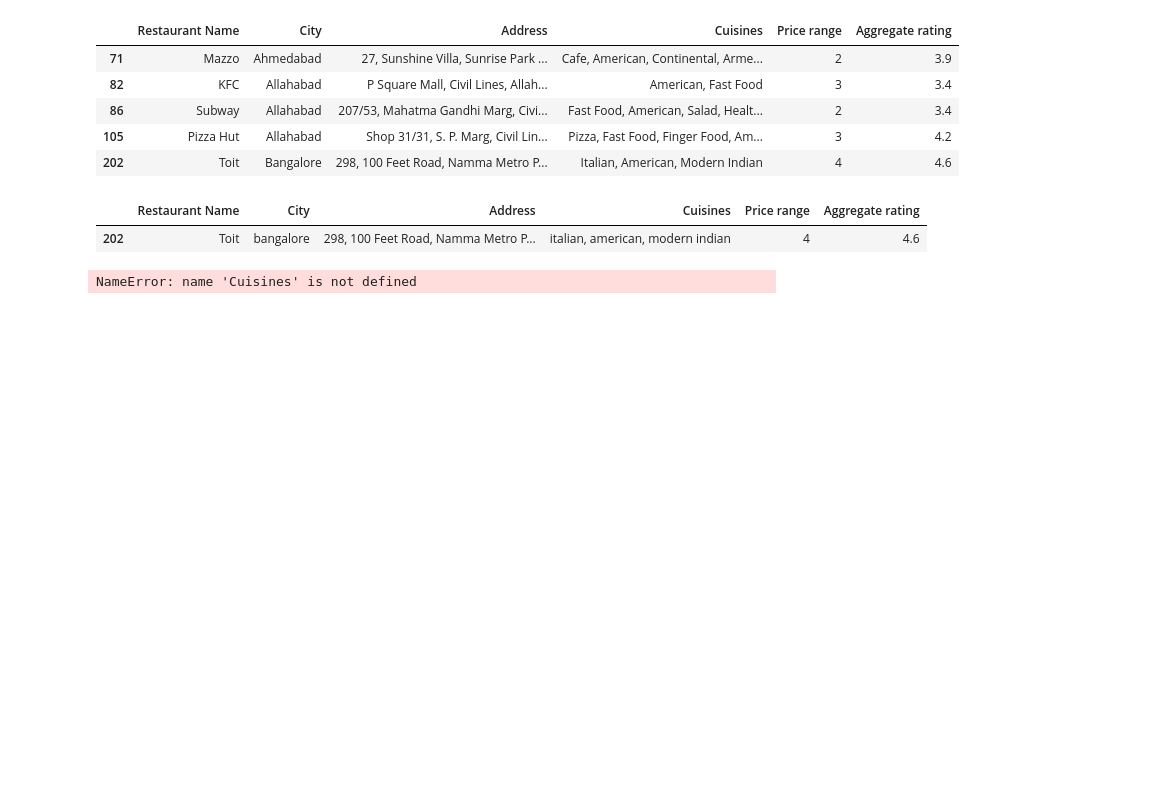
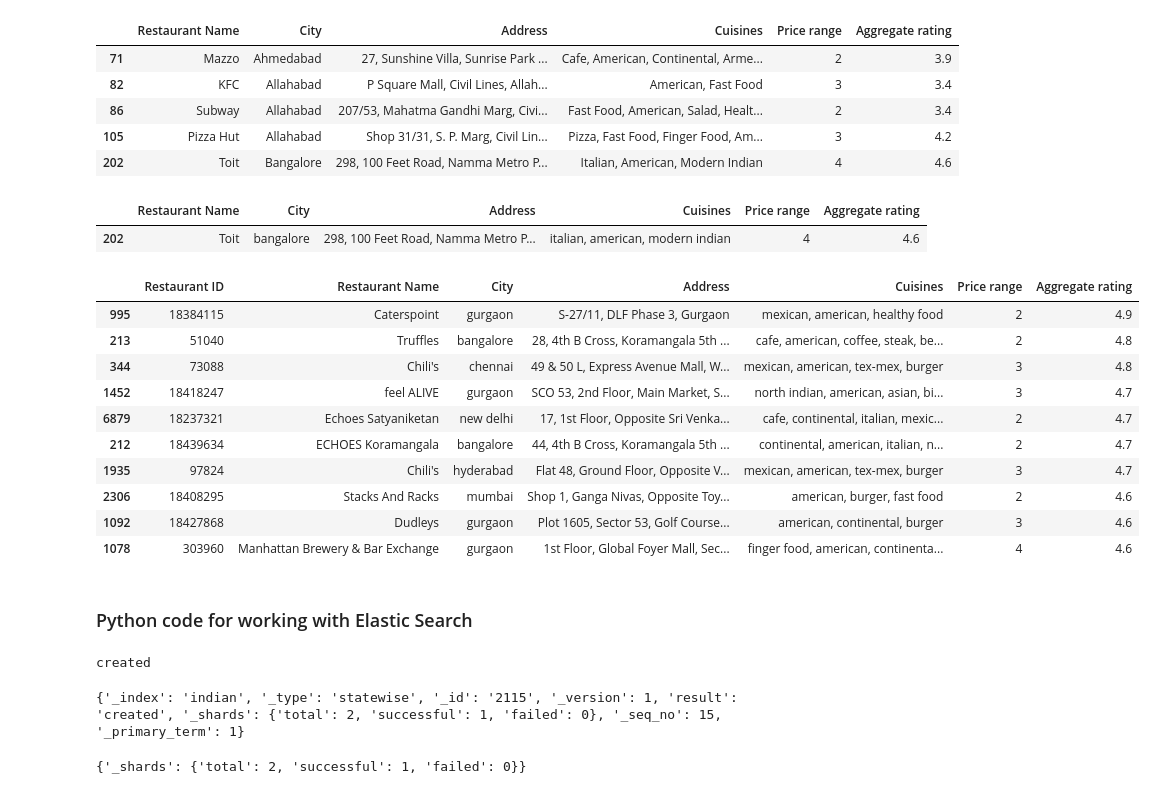
Before and after one commit to Kumaraguru-Muthuraj/_AIML_Code, a Jupyter notebook: _PythonNotebooks/Python Practice/Code1.ipynb, the cells around one changed output. Drawn from its saved outputs; the diff is of its cells as text; code cells hidden in the pictures; blank space fills up the shorter version.

Commit message:
Regex and Elastic Search bulk operations

```diff
--- a/_PythonNotebooks/Python Practice/Code1.ipynb
+++ b/_PythonNotebooks/Python Practice/Code1.ipynb
@@ -450,8 +450,3 @@ getTopNRatedRestaurants('bangalore', 'american', 4, 10)
 # %% [output]
 |  | Restaurant Name | City | Address | Cuisines | Price range | Aggregate rating |
 | 202 | Toit | bangalore | 298, 100 Feet Road, Namma Metro P... | italian, american, modern indian | 4 | 4.6 |
-# %%
-TEMP = ZomatoData[(ZomatoData['Cuisines'].apply(lambda x: Cuisines.lower() in x.lower())) & (ZomatoData['City'].apply(lambda x: City.lower() in x.lower()))]
-TEMP[['Restaurant Name','Address','Average Cost for two','Aggregate rating']]
-# %% [output]
-NameError: name 'Cuisines' is not defined
@@ -461,0 +453,30 @@ if 5 not in lst:
+# %%
+cuisine = "mexican"
+city = "bangalore"
+
+restaurants = getZomatoRestaurants()
+restaurants = restaurants[['Restaurant ID', 'Restaurant Name', 'City', 'Address', \
+                           'Cuisines', 'Price range', 'Aggregate rating']]
+
+f1 = restaurants['Cuisines'].apply(lambda x: cus in x.lower())
+f2 = restaurants['City'].isin([city])
+
+restaurants = restaurants[f1] ## & f2]
+
+retRows = restaurants.sort_values(by = 'Aggregate rating', ascending = False)
+retRows = retRows.head(10)
+retRows
+# %% [output]
+|  | Restaurant ID | Restaurant Name | City | Address | Cuisines | Price range | Aggregate rating |
+| 995 | 18384115 | Caterspoint | gurgaon | S-27/11, DLF Phase 3, Gurgaon | mexican, american, healthy food | 2 | 4.9 |
+| 213 | 51040 | Truffles | bangalore | 28, 4th B Cross, Koramangala 5th ... | cafe, american, coffee, steak, be... | 2 | 4.8 |
+| 344 | 73088 | Chili's | chennai | 49 & 50 L, Express Avenue Mall, W... | mexican, american, tex-mex, burger | 3 | 4.8 |
+| 1452 | 18418247 | feel ALIVE | gurgaon | SCO 53, 2nd Floor, Main Market, S... | north indian, american, asian, bi... | 3 | 4.7 |
+| 6879 | 18237321 | Echoes Satyaniketan | new delhi | 17, 1st Floor, Opposite Sri Venka... | cafe, continental, italian, mexic... | 2 | 4.7 |
+| 212 | 18439634 | ECHOES Koramangala | bangalore | 44, 4th B Cross, Koramangala 5th ... | continental, american, italian, n... | 2 | 4.7 |
+| 1935 | 97824 | Chili's | hyderabad | Flat 48, Ground Floor, Opposite V... | mexican, american, tex-mex, burger | 3 | 4.7 |
+| 2306 | 18408295 | Stacks And Racks | mumbai | Shop 1, Ganga Nivas, Opposite Toy... | american, burger, fast food | 2 | 4.6 |
+| 1092 | 18427868 | Dudleys | gurgaon | Plot 1605, Sector 53, Golf Course... | american, continental, burger | 3 | 4.6 |
+| 1078 | 303960 | Manhattan Brewery & Bar Exchange | gurgaon | 1st Floor, Global Foyer Mall, Sec... | finger food, american, continenta... | 4 | 4.6 |
+# %% [markdown]
+### Python code for working with Elastic Search
@@ -461,0 +487,19 @@ if 5 not in lst:
+# %%
+doc = {
+    "name": "Jayalalitha",
+    "age": "75",
+    "region": "South Indian",
+    "state": "Tamil Nadu"
+}
+res = es.index(index="indian", doc_type="statewise", id="2115", body=doc)
+print(res['result'])
+# %% [output]
+created
+# %%
+print(res)
+# %% [output]
+{'_index': 'indian', '_type': 'statewise', '_id': '2115', '_version': 1, 'result': 'created', '_shards': {'total': 2, 'successful': 1, 'failed': 0}, '_seq_no': 15, '_primary_term': 1}
+# %%
+es.indices.refresh(index="indian")
+# %% [output]
+{'_shards': {'total': 2, 'successful': 1, 'failed': 0}}
```
Also changed, not shown: parts of 9 cells of this notebook.
